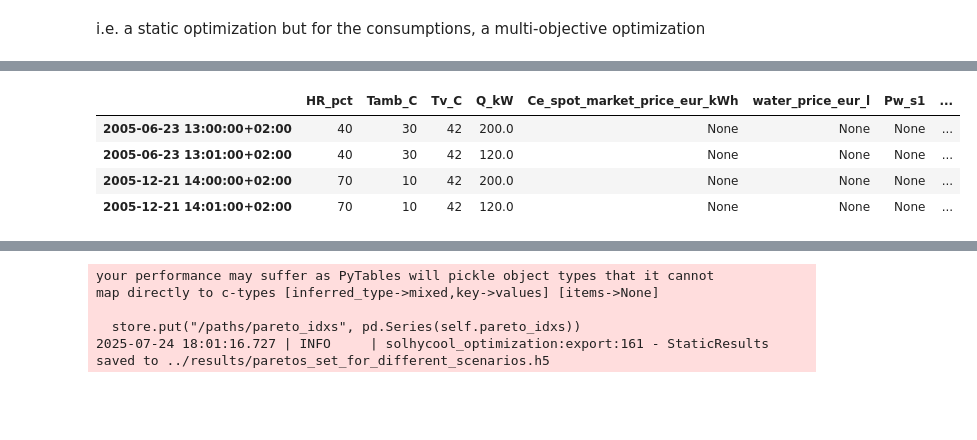
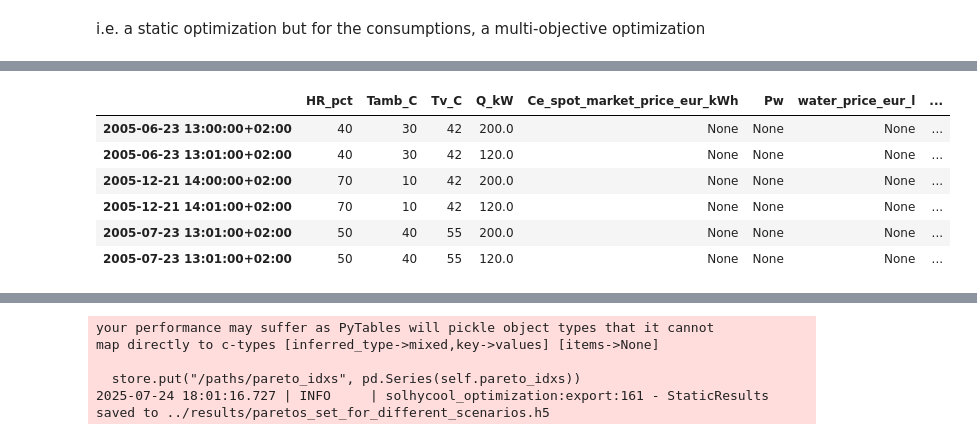
Before and after one commit to juan11iguel/SOLhycool, a Jupyter notebook: optimization/notebooks/cc_generate_pareto_fronts.ipynb, the cells around one changed output, grey strips where cells are left out. Cells and saved outputs as stored; diff of their text form; code cells hidden in the pictures; blank space fills up the shorter version.

```diff
--- a/optimization/notebooks/cc_generate_pareto_fronts.ipynb
+++ b/optimization/notebooks/cc_generate_pareto_fronts.ipynb
@@ -17,25 +42,29 @@ results_path = Path("../results")
 # %%
 df_env = EnvironmentVariables(
-    Tamb=[30, 30, 10, 10],
-    HR=[40, 40, 70, 70],
-    Q=np.array([1, 0.6, 1, 0.6])*200,
-    Tv=[42]*4,
+    Tamb=[30, 30, 10, 10, 40, 40],
+    HR=[40, 40, 70, 70, 50, 50],
+    Q=np.array([1, 0.6, 1, 0.6, 1, 0.6])*200,
+    Tv=[42]*4 + [55]*2,
 ).to_dataframe(
     index=pd.to_datetime([
         '2005-06-23 13:00:00+02:00',
         '2005-06-23 13:01:00+02:00',
         '2005-12-21 14:00:00+02:00',
-        '2005-12-21 14:01:00+02:00'
+        '2005-12-21 14:01:00+02:00',
+        '2005-07-23 13:01:00+02:00',
+        '2005-07-23 13:01:00+02:00',
     ])
 )
 
 df_env
 # %% [output]
-|  | HR_pct | Tamb_C | Tv_C | Q_kW | Ce_spot_market_price_eur_kWh | water_price_eur_l | Pw_s1 | ... |
+|  | HR_pct | Tamb_C | Tv_C | Q_kW | Ce_spot_market_price_eur_kWh | Pw | water_price_eur_l | ... |
 | 2005-06-23 13:00:00+02:00 | 40 | 30 | 42 | 200.0 | None | None | None | ... |
 | 2005-06-23 13:01:00+02:00 | 40 | 30 | 42 | 120.0 | None | None | None | ... |
 | 2005-12-21 14:00:00+02:00 | 70 | 10 | 42 | 200.0 | None | None | None | ... |
 | 2005-12-21 14:01:00+02:00 | 70 | 10 | 42 | 120.0 | None | None | None | ... |
+| 2005-07-23 13:01:00+02:00 | 50 | 40 | 55 | 200.0 | None | None | None | ... |
+| 2005-07-23 13:01:00+02:00 | 50 | 40 | 55 | 120.0 | None | None | None | ... |
 # %%
 paretos_set = generate_set_of_paretos(
     df_env=df_env,
```
Also changed, not shown: parts of 4 cells of this notebook, 12 other files.
